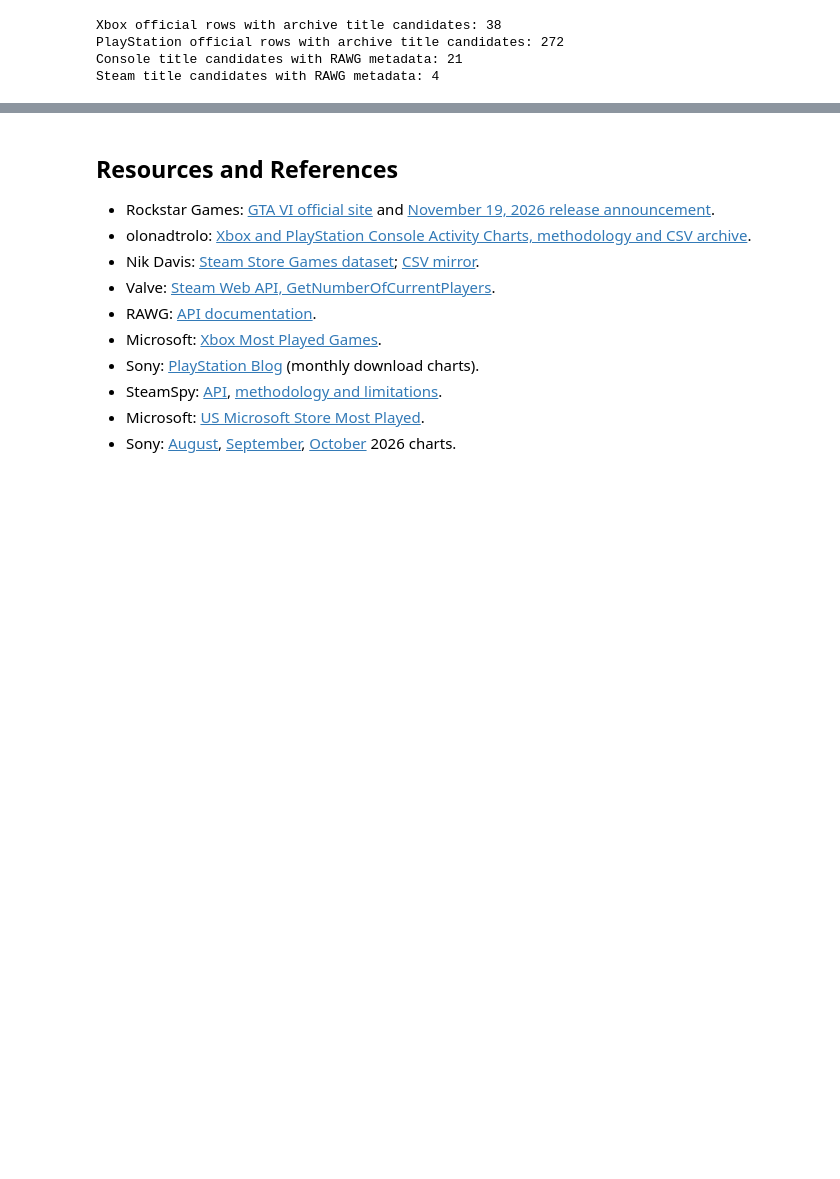
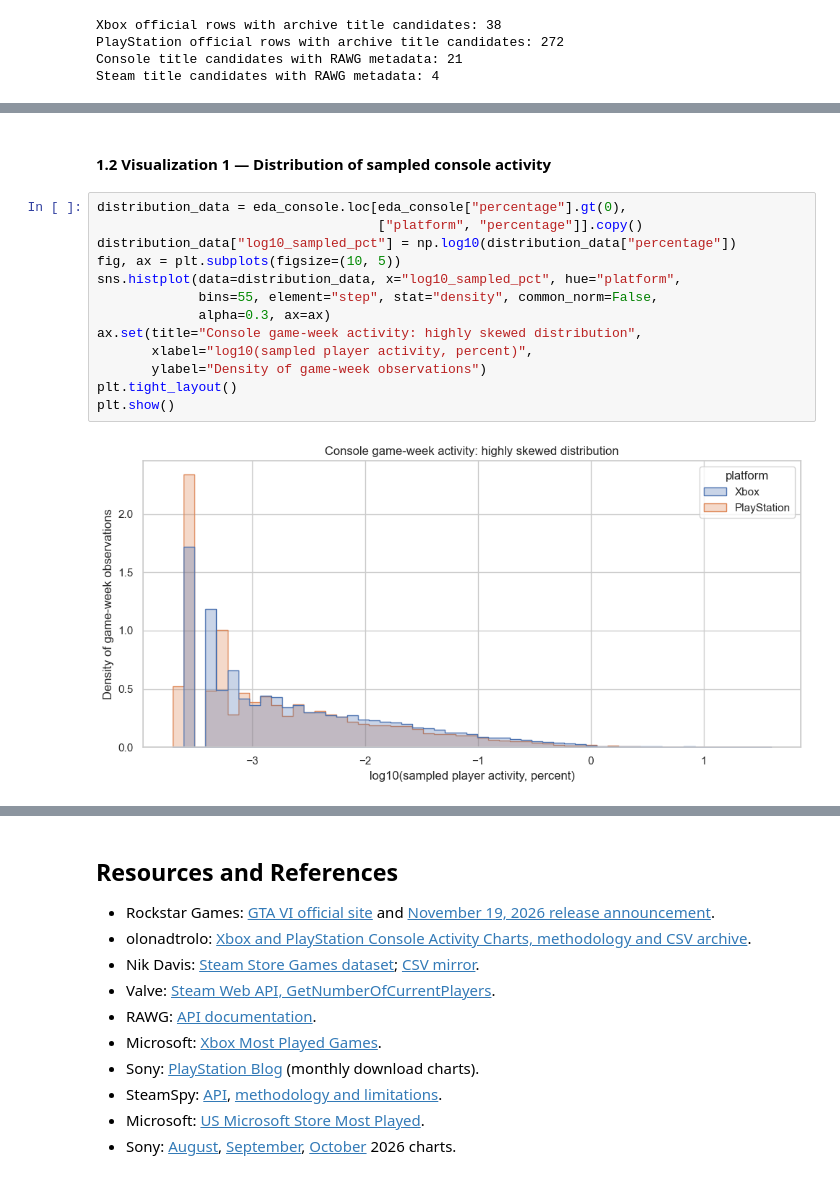
Before and after one commit to IT4063C-Fall2026/data-tech-analytics-final-project-nyamsijr, a Jupyter notebook: source.ipynb, the cells around one changed output, grey strips where cells are left out. Saved outputs shown, nothing was run; the diff lists cells and outputs as text; blank space fills up the shorter version.

```diff
--- a/source.ipynb
+++ b/source.ipynb
@@ -742,0 +925,17 @@ Steam title candidates with RAWG metadata: 4
+# %% [markdown]
+#### 1.2 Visualization 1 — Distribution of sampled console activity
+# %%
+distribution_data = eda_console.loc[eda_console["percentage"].gt(0),
+                                    ["platform", "percentage"]].copy()
+distribution_data["log10_sampled_pct"] = np.log10(distribution_data["percentage"])
+fig, ax = plt.subplots(figsize=(10, 5))
+sns.histplot(data=distribution_data, x="log10_sampled_pct", hue="platform",
+             bins=55, element="step", stat="density", common_norm=False,
+             alpha=0.3, ax=ax)
+ax.set(title="Console game-week activity: highly skewed distribution",
+       xlabel="log10(sampled player activity, percent)",
+       ylabel="Density of game-week observations")
+plt.tight_layout()
+plt.show()
+# %% [output]
+[figure, added]
```
Also changed, not shown: parts of 24 cells of this notebook, 1 other file.
